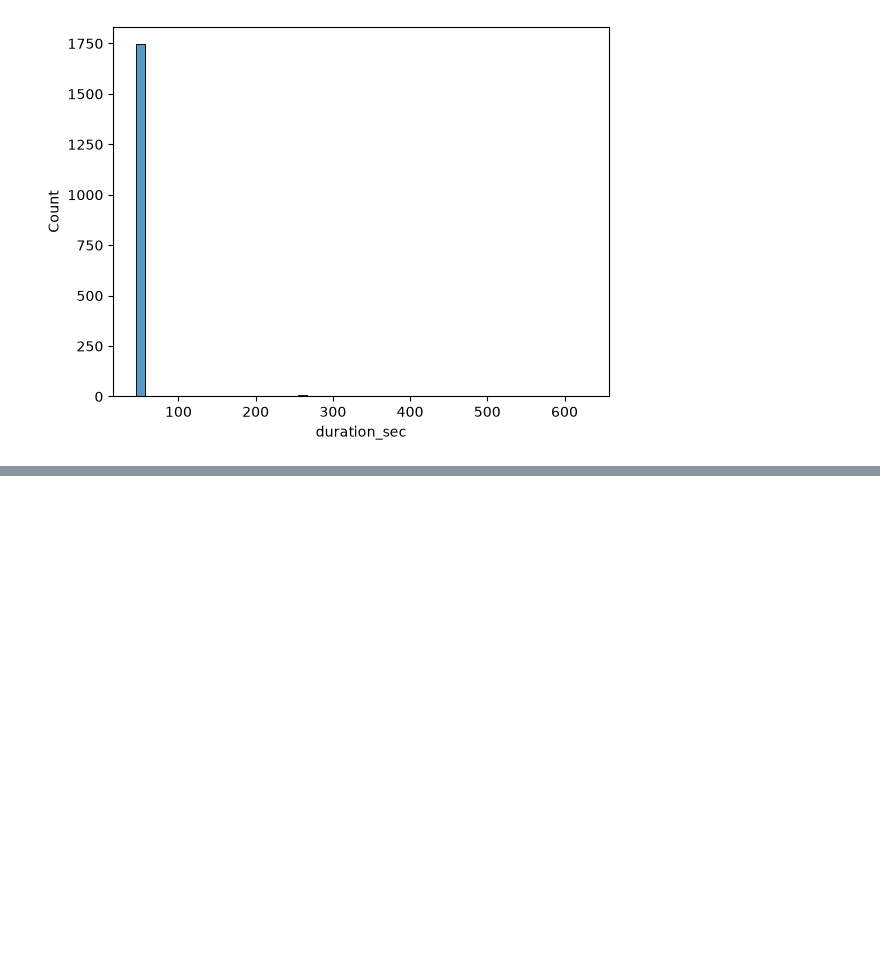
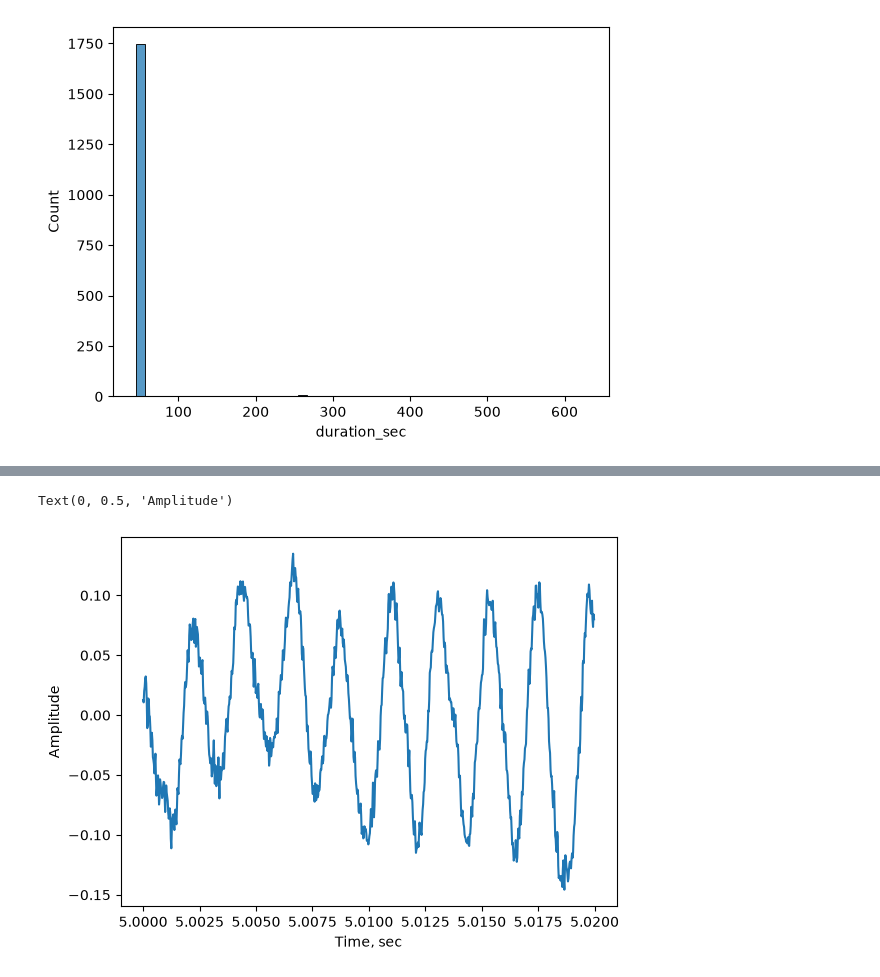
Before and after one commit to ekt4r/project-apollo, a Jupyter notebook: notebooks/01_eda.ipynb, the cells around one changed output, grey strips where cells are left out. Drawn from its saved outputs; the diff is of its cells as text; code cells hidden in the pictures; blank space fills up the shorter version.

```diff
--- a/notebooks/01_eda.ipynb
+++ b/notebooks/01_eda.ipynb
@@ -121,0 +144,13 @@ sns.histplot(audio_df, x='duration_sec', bins=50)
+# %%
+start_sec = 5.0
+duration_sec = 0.02
+
+start = int(start_sec * sample_rate)
+end = start + int(duration_sec * sample_rate)
+
+plt.plot(time[start:end], audio[start:end, 0])
+plt.xlabel("Time, sec")
+plt.ylabel("Amplitude")
+# %% [output]
+Text(0, 0.5, 'Amplitude')
+[figure, added]
```
Also changed, not shown: parts of 11 cells of this notebook.
